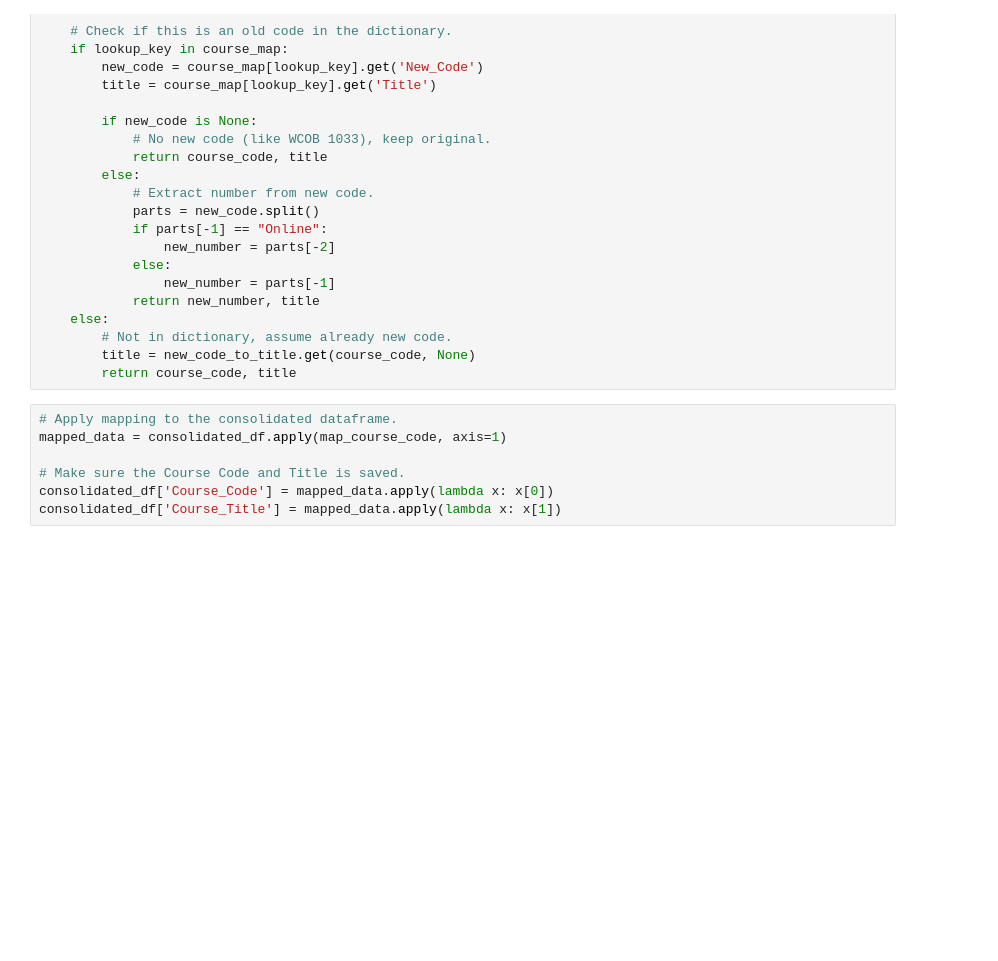
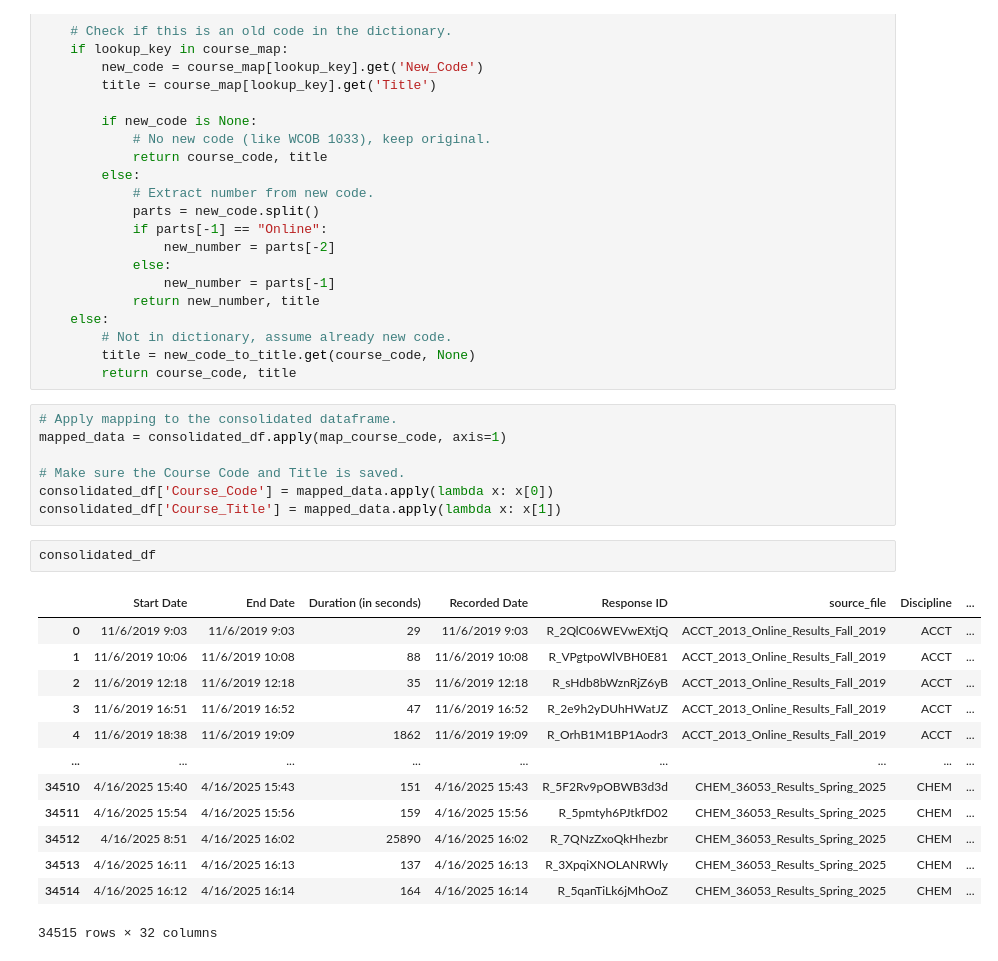
Before and after one commit to EricaCamelopardalis/SI_ML_Survey, a Jupyter notebook: Notebooks/Organization.ipynb, the cells around one changed output. Cells and saved outputs as stored; diff of their text form; blank space fills up the shorter version.

```diff
--- a/Notebooks/Organization.ipynb
+++ b/Notebooks/Organization.ipynb
@@ -465,3 +467,19 @@ mapped_data = consolidated_df.apply(map_course_code, axis=1)
 # Make sure the Course Code and Title is saved.
 consolidated_df['Course_Code'] = mapped_data.apply(lambda x: x[0])
 consolidated_df['Course_Title'] = mapped_data.apply(lambda x: x[1])
+# %%
+consolidated_df
+# %% [output]
+|  | Start Date | End Date | Duration (in seconds) | Recorded Date | Response ID | source_file | Discipline | ... |
+| 0 | 11/6/2019 9:03 | 11/6/2019 9:03 | 29 | 11/6/2019 9:03 | R_2QlC06WEVwEXtjQ | ACCT_2013_Online_Results_Fall_2019 | ACCT | ... |
+| 1 | 11/6/2019 10:06 | 11/6/2019 10:08 | 88 | 11/6/2019 10:08 | R_VPgtpoWlVBH0E81 | ACCT_2013_Online_Results_Fall_2019 | ACCT | ... |
+| 2 | 11/6/2019 12:18 | 11/6/2019 12:18 | 35 | 11/6/2019 12:18 | R_sHdb8bWznRjZ6yB | ACCT_2013_Online_Results_Fall_2019 | ACCT | ... |
+| 3 | 11/6/2019 16:51 | 11/6/2019 16:52 | 47 | 11/6/2019 16:52 | R_2e9h2yDUhHWatJZ | ACCT_2013_Online_Results_Fall_2019 | ACCT | ... |
+| 4 | 11/6/2019 18:38 | 11/6/2019 19:09 | 1862 | 11/6/2019 19:09 | R_OrhB1M1BP1Aodr3 | ACCT_2013_Online_Results_Fall_2019 | ACCT | ... |
+| ... | ... | ... | ... | ... | ... | ... | ... | ... |
+| 34510 | 4/16/2025 15:40 | 4/16/2025 15:43 | 151 | 4/16/2025 15:43 | R_5F2Rv9pOBWB3d3d | CHEM_36053_Results_Spring_2025 | CHEM | ... |
+| 34511 | 4/16/2025 15:54 | 4/16/2025 15:56 | 159 | 4/16/2025 15:56 | R_5pmtyh6PJtkfD02 | CHEM_36053_Results_Spring_2025 | CHEM | ... |
+| 34512 | 4/16/2025 8:51 | 4/16/2025 16:02 | 25890 | 4/16/2025 16:02 | R_7QNzZxoQkHhezbr | CHEM_36053_Results_Spring_2025 | CHEM | ... |
+| 34513 | 4/16/2025 16:11 | 4/16/2025 16:13 | 137 | 4/16/2025 16:13 | R_3XpqiXNOLANRWly | CHEM_36053_Results_Spring_2025 | CHEM | ... |
+| 34514 | 4/16/2025 16:12 | 4/16/2025 16:14 | 164 | 4/16/2025 16:14 | R_5qanTiLk6jMhOoZ | CHEM_36053_Results_Spring_2025 | CHEM | ... |
+34515 rows × 32 columns
```
Also changed, not shown: parts of 3 cells of this notebook.
